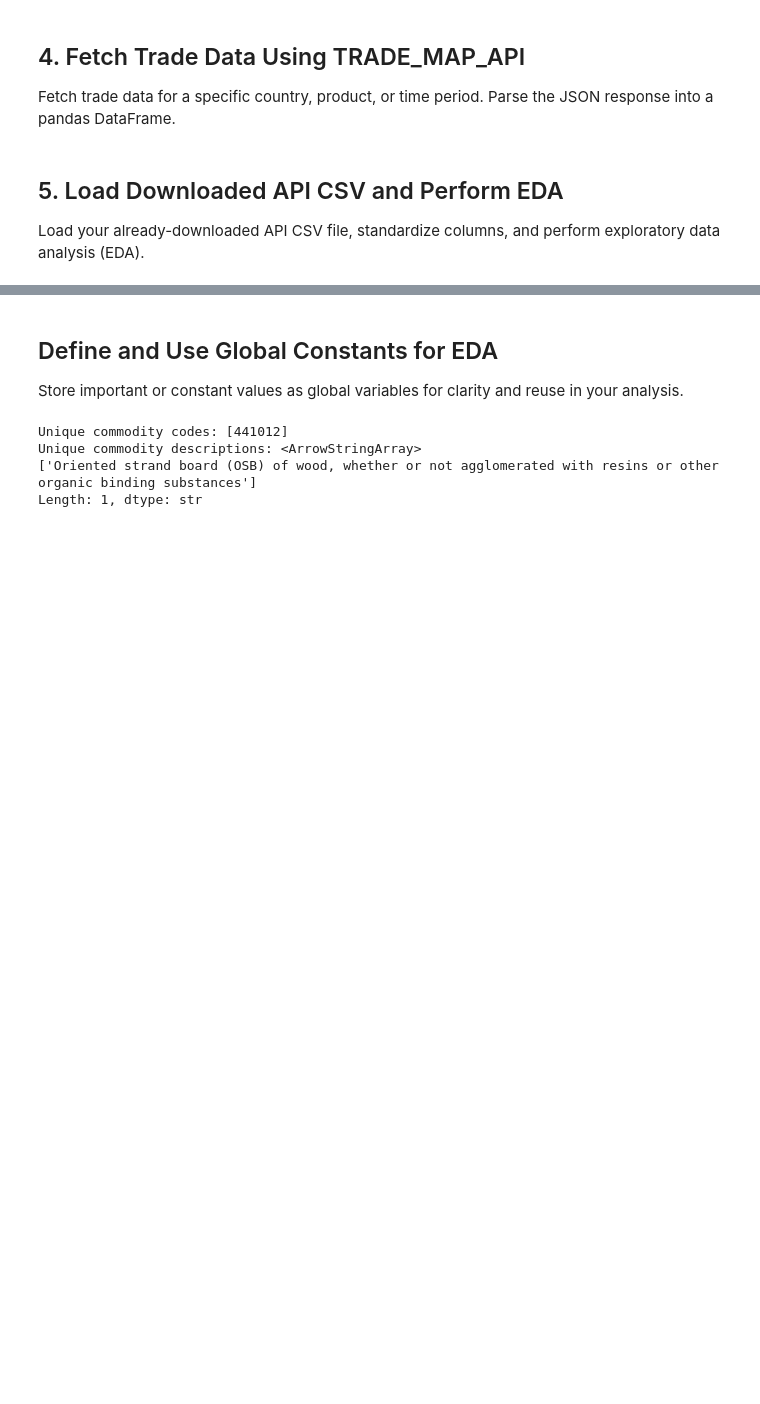
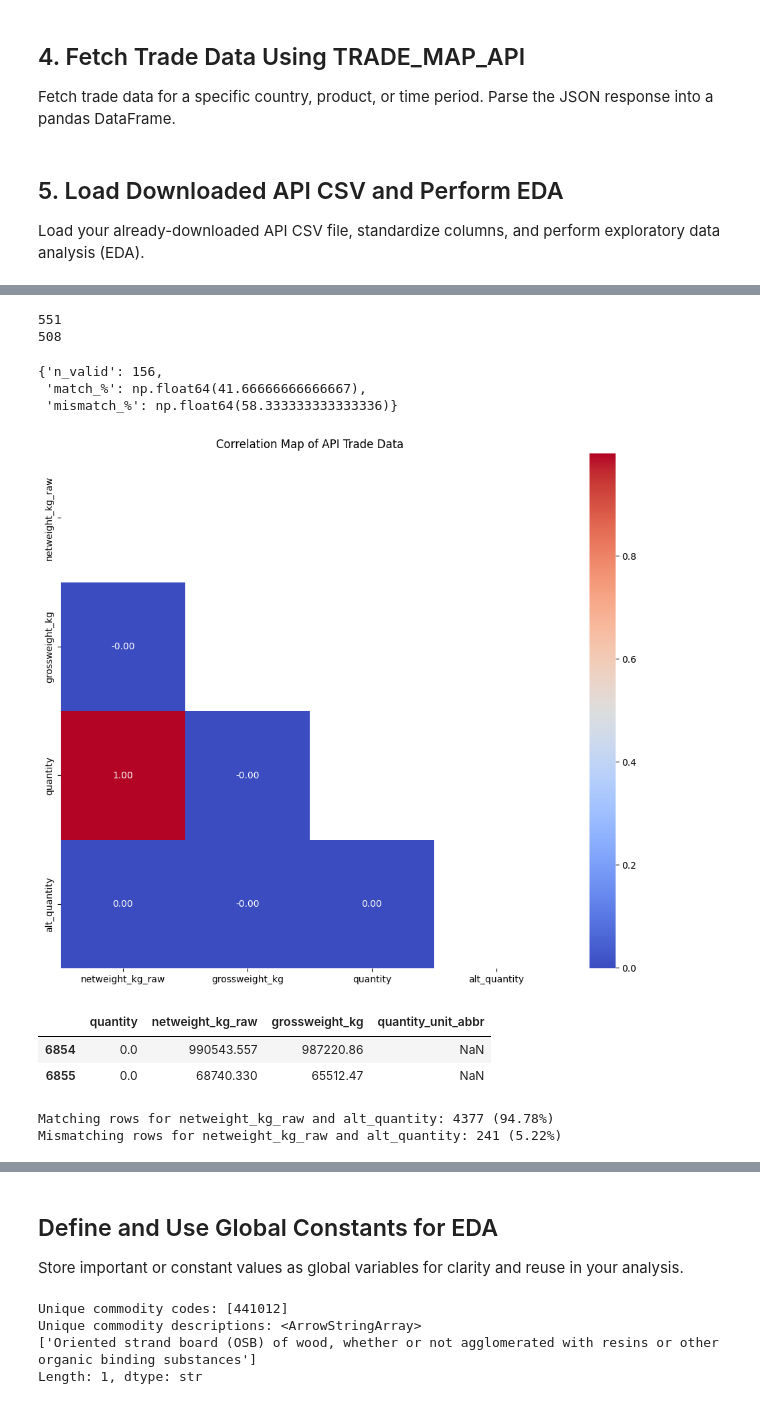
Before and after one commit to TI-ForestProductsMarkets/vacoda, a Jupyter notebook: notebooks/07_api_trade_data_exploration.ipynb, the cells around one changed output, grey strips where cells are left out. Drawn from its saved outputs; the diff is of its cells as text; code cells hidden in the pictures; blank space fills up the shorter version.

```diff
--- a/notebooks/07_api_trade_data_exploration.ipynb
+++ b/notebooks/07_api_trade_data_exploration.ipynb
@@ -91,0 +282,6 @@ Standardized columns: ['type_code', 'freq_code', 'ref_period_id', 'year', 'month
+# %%
+print(2+8+12+22+103+404)
+print(26097-25589)
+# %% [output]
+551
+508
@@ -91,0 +353,47 @@ Standardized columns: ['type_code', 'freq_code', 'ref_period_id', 'year', 'month
+# %%
+calculate_matching_percentage(
+    df,
+    weight_col="netweight_kg_raw",
+    compare_col="grossweight_kg",
+    unit_col=None,
+    unit_value=None,
+    rel_tol=0.01,
+)
+# %% [output]
+{'n_valid': 156,
+ 'match_%': np.float64(41.66666666666667),
+ 'mismatch_%': np.float64(58.333333333333336)}
+# %%
+
+from vacoda.visualization.relationships import plot_correlation_map
+Weight_columns = ['netweight_kg_raw', 'grossweight_kg', 'quantity', 'alt_quantity']
+mask = (df['quantity_unit_code'] == 8) | (df['alt_quantity_unit_code'] == 8) | (df['grossweight_kg'] > 0)
+
+plot_correlation_map(df[mask][Weight_columns], title='Correlation Map of API Trade Data')
+# %% [output]
+[figure, added]
+# %%
+df[(df['netweight_kg_raw']>0) & (df['quantity_unit_abbr'] != "kg") & (df['grossweight_kg']>0)][['quantity', 'netweight_kg_raw','grossweight_kg', 'quantity_unit_abbr']].head(20)
+# %% [output]
+|  | quantity | netweight_kg_raw | grossweight_kg | quantity_unit_abbr |
+| 6854 | 0.0 | 990543.557 | 987220.86 | NaN |
+| 6855 | 0.0 | 68740.330 | 65512.47 | NaN |
+# %%
+## lets make this a function to check the percentage
+
+def check_weight_quantity_match(df, feature_names=['netweight_kg_raw', 'quantity'], unit_feature= 'quantity_unit_abbr', unit='kg'):
+     matching_rows = df[(df[feature_names[0]] > 0) &
+                        (df[unit_feature] == unit) &
+                        (df[feature_names[0]] == df[feature_names[1]])]
+     mismatching_rows = df[(df[feature_names[0]] > 0) &
+                           (df[unit_feature] == unit) & (df[feature_names[0]] != df[feature_names[1]])]
+     total_rows = len(matching_rows) + len(mismatching_rows)
+     print(f"Matching rows for {feature_names[0]} and {feature_names[1]}: {len(matching_rows)} ({len(matching_rows)/total_rows*100:.2f}%)")
+     print(f"Mismatching rows for {feature_names[0]} and {feature_names[1]}: {len(mismatching_rows)} ({len(mismatching_rows)/total_rows*100:.2f}%)")
+
+
+## lets check the percentage when both netweight_kg_raw & quantity exist with the condition that quantity_unit_abbr is kg, how often they match and how often mistmatch
+check_weight_quantity_match(df, feature_names=['netweight_kg_raw', 'alt_quantity'], unit_feature='alt_quantity_unit_abbr', unit='kg')
+# %% [output]
+Matching rows for netweight_kg_raw and alt_quantity: 4377 (94.78%)
+Mismatching rows for netweight_kg_raw and alt_quantity: 241 (5.22%)
```
Also changed, not shown: parts of 69 cells of this notebook, 17 other files.
